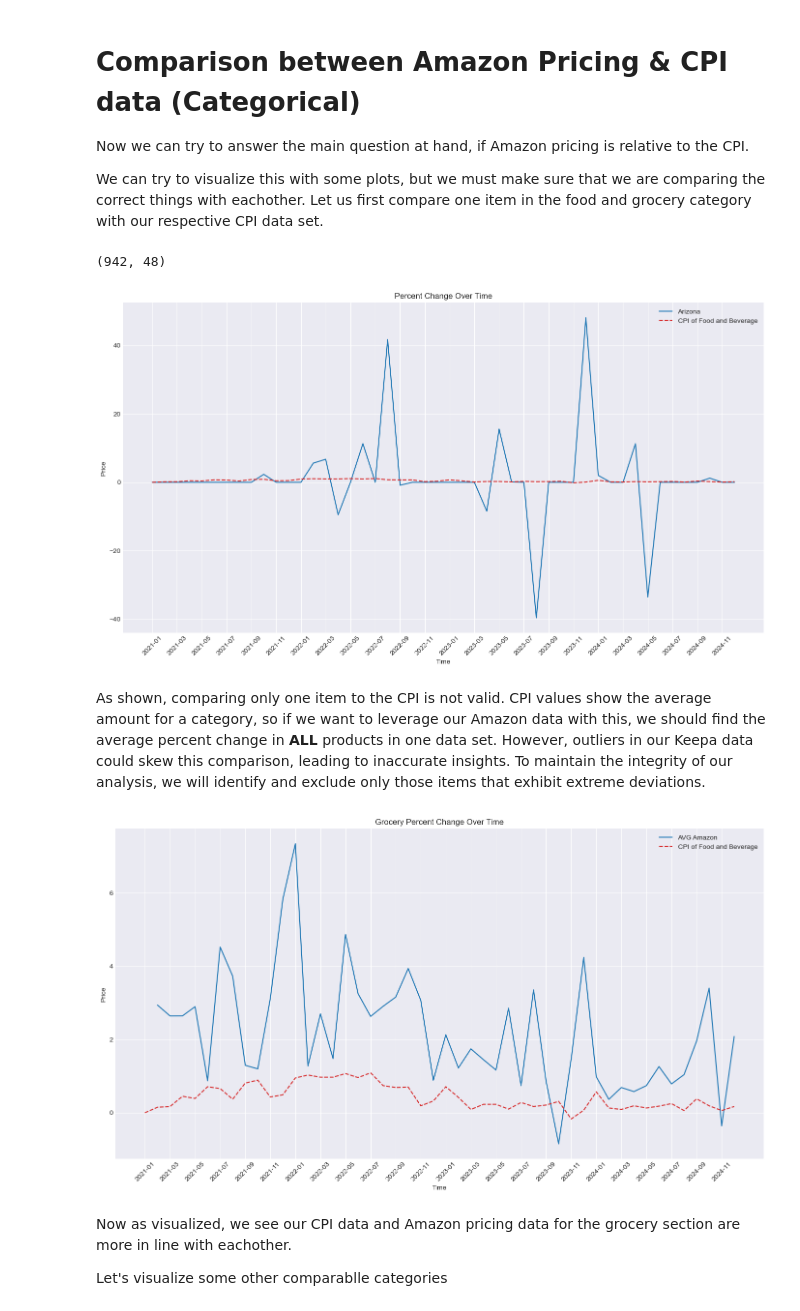
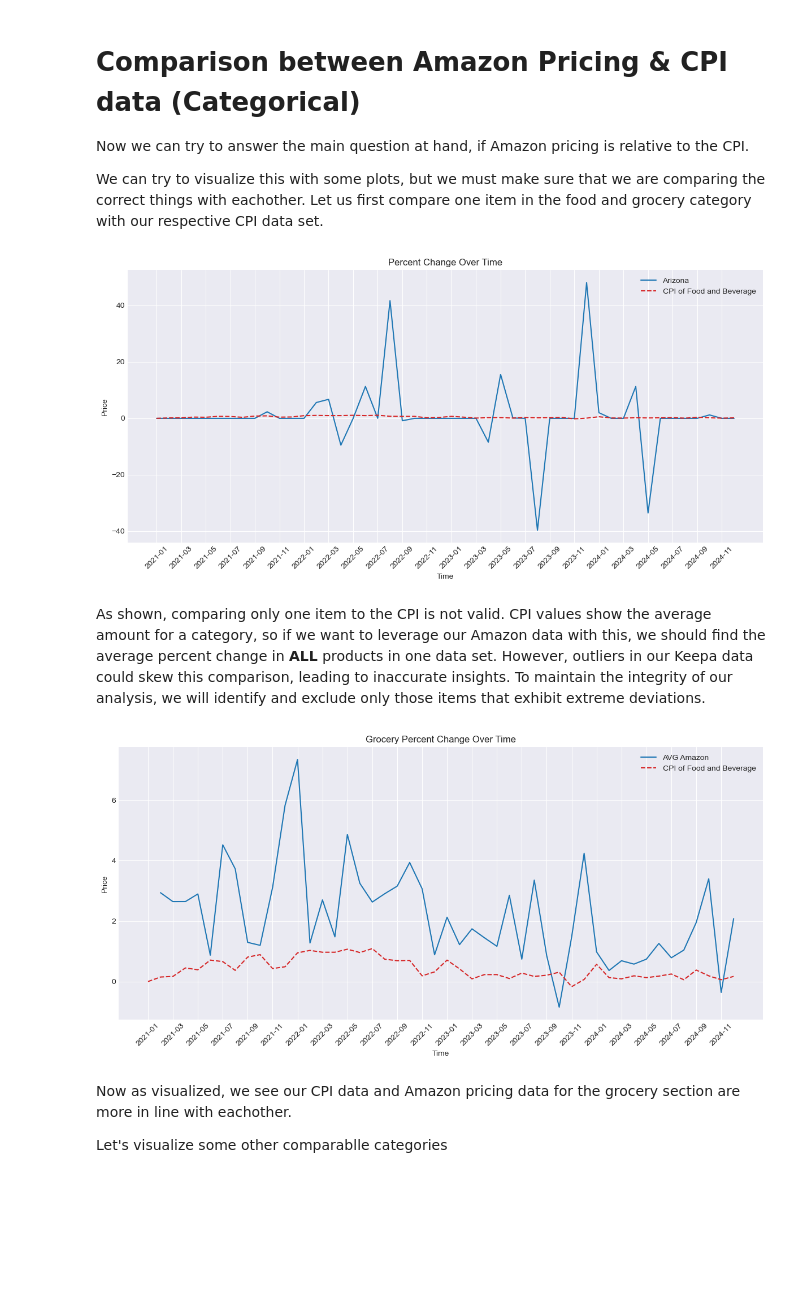
Before and after one commit to domwrm/Amazon-Pricing-Anlysis, a Jupyter notebook: EDACheckpoint_Group031_WI25.ipynb, the cells around one changed output. Cells and saved outputs as stored; diff of their text form; code cells hidden in the pictures; blank space fills up the shorter version.

```diff
--- a/EDACheckpoint_Group031_WI25.ipynb
+++ b/EDACheckpoint_Group031_WI25.ipynb
@@ -877,10 +884,6 @@ data_path = f'data/cleaned_keepa_data/grocery_and_foods_cleaned.csv'
 grocery_and_foods = pd.read_csv(data_path, index_col=0)
 grocery_and_foods.iloc[:, 2:]= grocery_and_foods.iloc[:, 2:].pct_change(axis=1,fill_method= None) * 100  # Percent change relative to previous column
 grocery_and_foods = grocery_and_foods.round(2)
-
-grocery_perc_diff.shape
-# %% [output]
-(942, 48)
 # %%
 #fetch arizona ice tea from dataframe & manipulate
 arizona = grocery_and_foods[grocery_and_foods["asin"] == "B08JM7ZX2M"]
@@ -890,42 +893,42 @@ arizona = arizona.iloc[:, 2:]
 arizona[arizona.isna() | arizona.isin([float('inf'), -float('inf')])] = 0
 
 arizona_values = arizona.iloc[0, :].astype(float)  # Convert to float
 grocery_values = food_and_bev_perc.iloc[0, :].astype(float)  # Convert to float
 
 dates = arizona.columns  # Use the same dates for both DataFrames
 
 # Create the plot
-plt.figure(figsize=(14, 8))
+plt.figure(figsize=(12, 6))
 
 # Plot Arizona prices (smooth line without markers)
 plt.plot(dates, arizona_values, linestyle="-", color="tab:blue", label="Arizona")
 
 # Plot Grocery and Foods prices (smooth line without markers)
 plt.plot(dates, grocery_values, linestyle="--", color="tab:red", label="CPI of Food and Beverage")
 
 # Customize x-axis ticks (show only some dates)
 selected_dates = dates[::2]  # Show every 2nd date (e.g., Jan, Mar, May, etc.)
 plt.xticks(selected_dates, rotation=45)  # Rotate x-axis labels for better readability
 
 # Add labels and title
 plt.xlabel("Time")
 plt.ylabel("Price")
 plt.title("Percent Change Over Time")
 plt.legend()
 plt.grid(True)
 plt.tight_layout()
 
 # Show the plot
 plt.show()
 # %% [output]
-[figure, old version]
+[figure, new version]
 # %% [markdown]
 As shown, comparing only one item to the CPI is not valid. CPI values show the average amount for a category, so if we want to leverage our Amazon data with this, we should find the average percent change in **ALL** products in one data set. However, outliers in our Keepa data could skew this comparison, leading to inaccurate insights. To maintain the integrity of our analysis, we will identify and exclude only those items that exhibit extreme deviations.
 # %%
 grocery_avg = grocery_perc_diff.mean(axis=0, skipna=True)
 
 # Create the plot
-plt.figure(figsize=(14, 8))
+plt.figure(figsize=(12, 6))
 
 # Plot Arizona prices (smooth line without markers)
 plt.plot(dates, grocery_avg, linestyle="-", color="tab:blue", label="AVG Amazon")
@@ -948,7 +951,7 @@ plt.tight_layout()
 # Show the plot
 plt.show()
 # %% [output]
-[figure, old version]
+[figure, new version]
 # %% [markdown]
 Now as visualized, we see our CPI data and Amazon pricing data for the grocery section are more in line with eachother.
 
```
Also changed, not shown: parts of 9 cells of this notebook.
